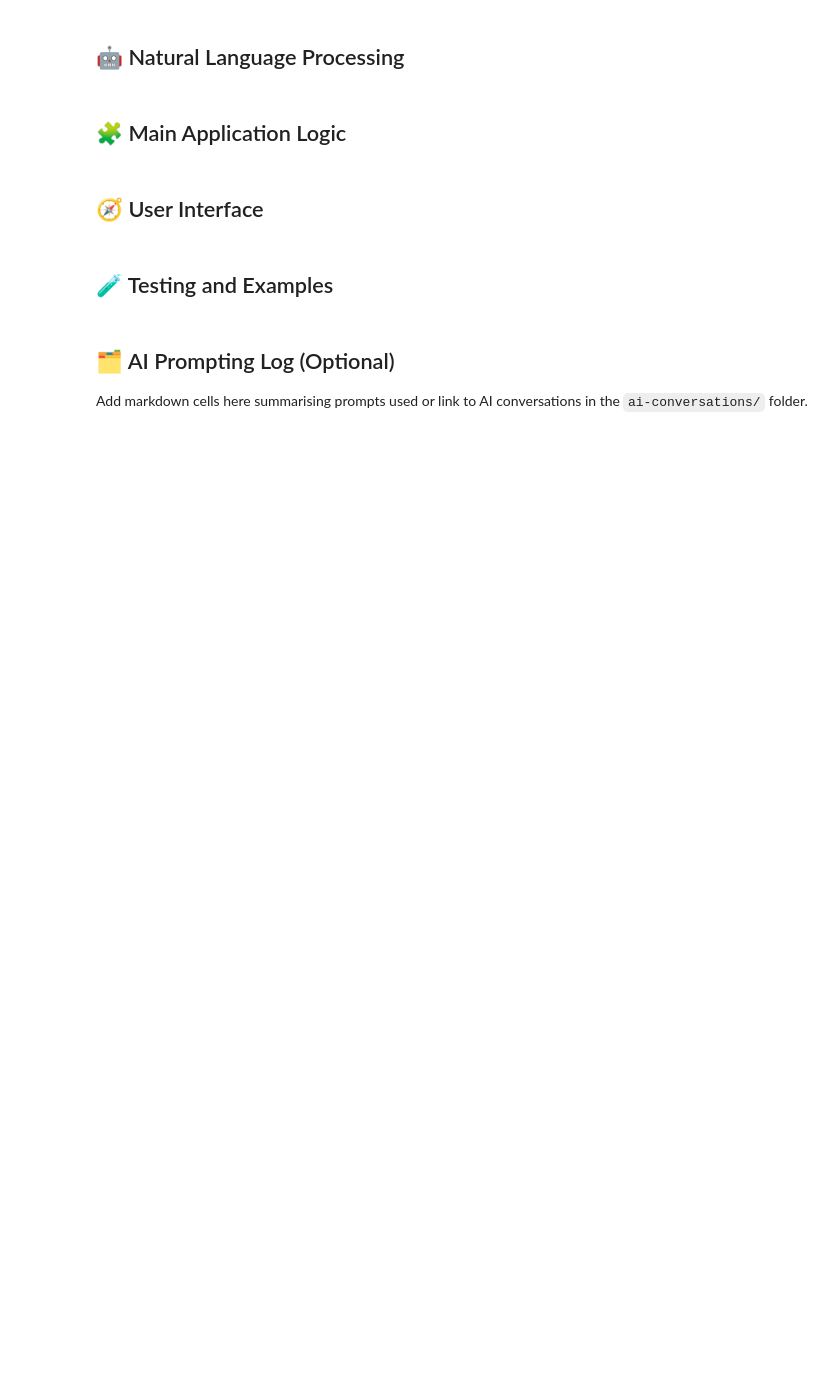
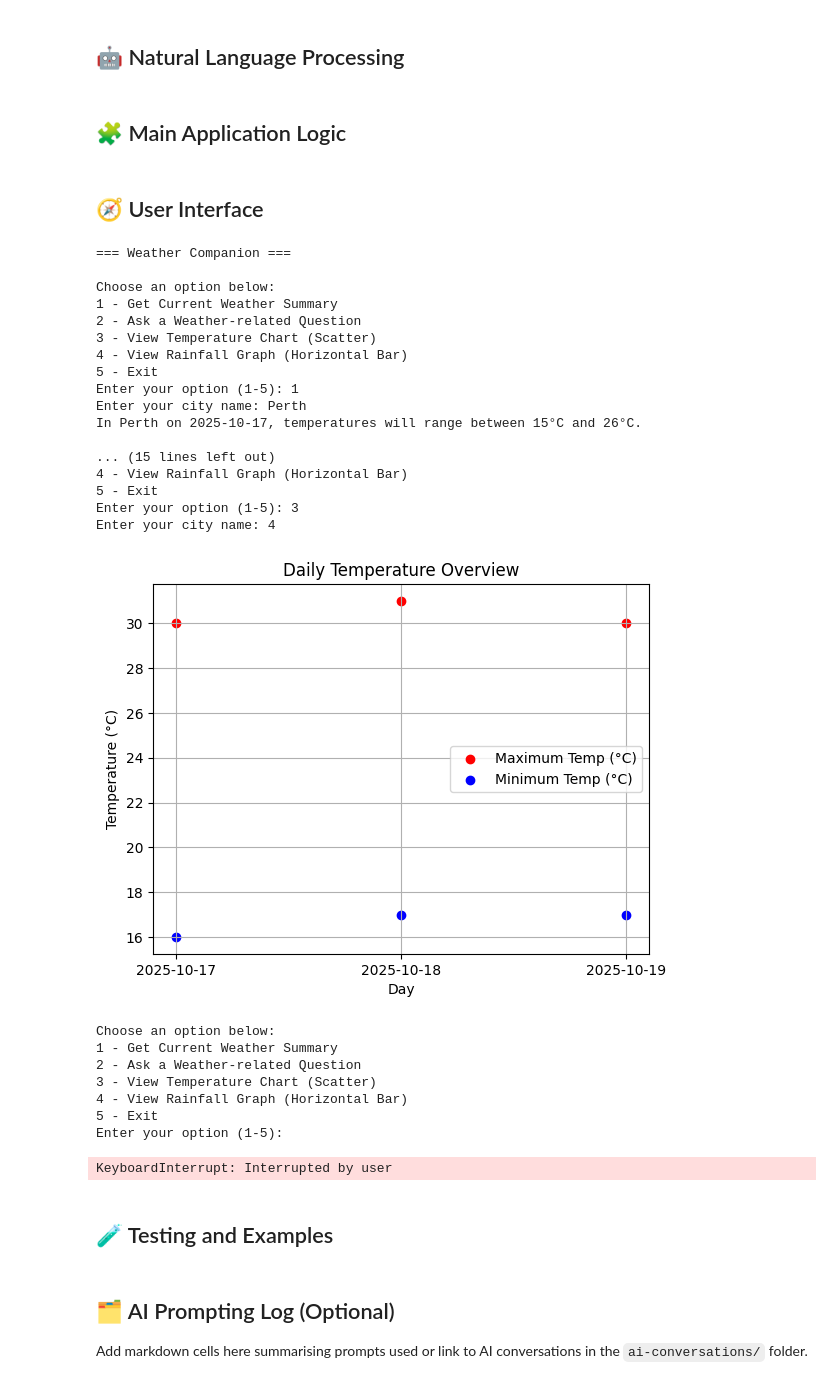
Before and after one commit to MayankMV2/weatherise-Mayank-verma, a Jupyter notebook: starter_notebook.ipynb, the cells around one changed output. Saved outputs shown, nothing was run; the diff lists cells and outputs as text; code cells hidden in the pictures; blank space fills up the shorter version.

```diff
--- a/starter_notebook.ipynb
+++ b/starter_notebook.ipynb
@@ -217,6 +252,35 @@ def main_menu():
             create_temperature_visualisation(weather)
         elif choice == '4':
             create_precipitation_visualisation(weather)
+# %%
+main_menu()
+# %% [output]
+=== Weather Companion ===
+
+Choose an option below:
+1 - Get Current Weather Summary
+2 - Ask a Weather-related Question
+3 - View Temperature Chart (Scatter)
+4 - View Rainfall Graph (Horizontal Bar)
+5 - Exit
+Enter your option (1-5): 1
+Enter your city name: Perth
+In Perth on 2025-10-17, temperatures will range between 15°C and 26°C.
+
+... (15 lines left out)
+4 - View Rainfall Graph (Horizontal Bar)
+5 - Exit
+Enter your option (1-5): 3
+Enter your city name: 4
+[figure, added]
+Choose an option below:
+1 - Get Current Weather Summary
+2 - Ask a Weather-related Question
+3 - View Temperature Chart (Scatter)
+4 - View Rainfall Graph (Horizontal Bar)
+5 - Exit
+Enter your option (1-5):
+KeyboardInterrupt: Interrupted by user
 # %% [markdown]
 ## 🧪 Testing and Examples
 # %%
```
Also changed, not shown: parts of 2 cells of this notebook.
